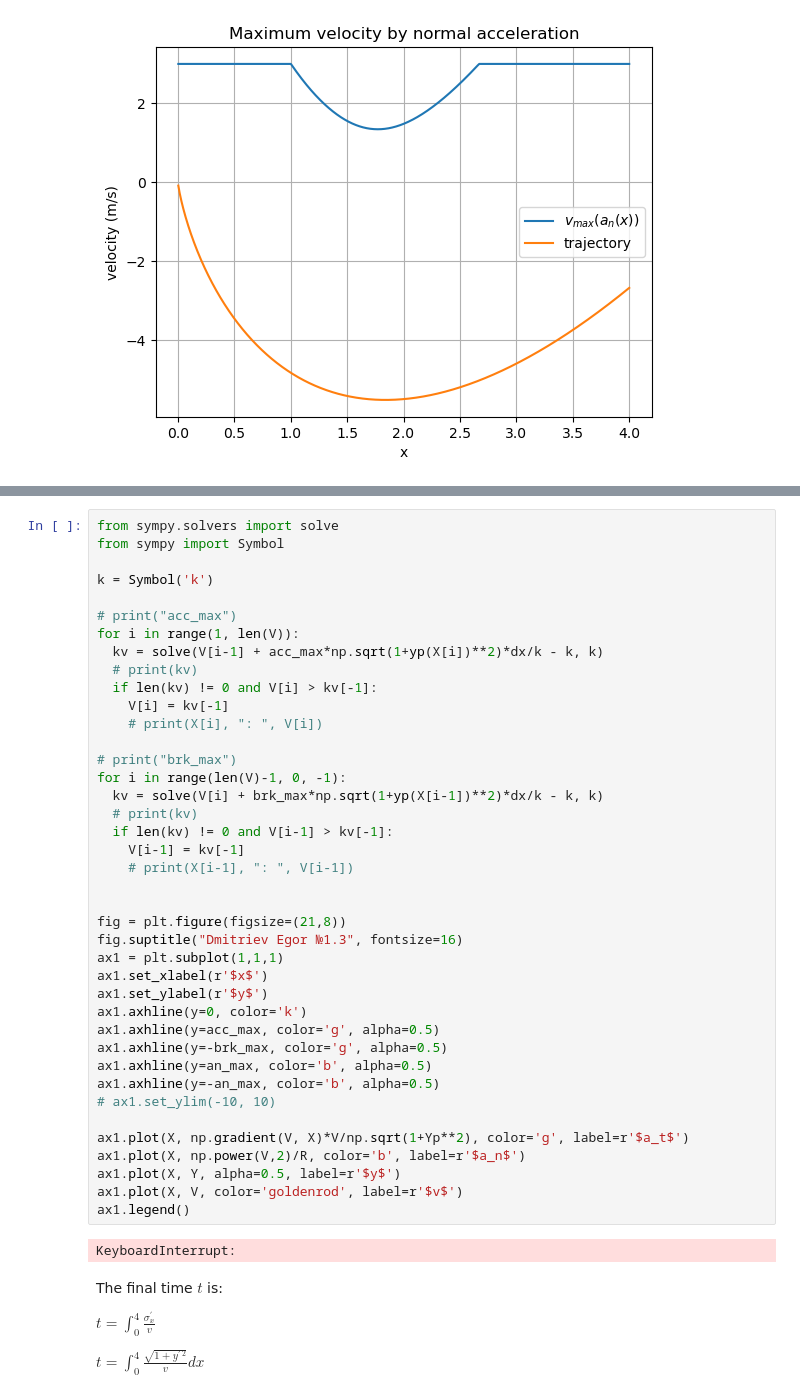
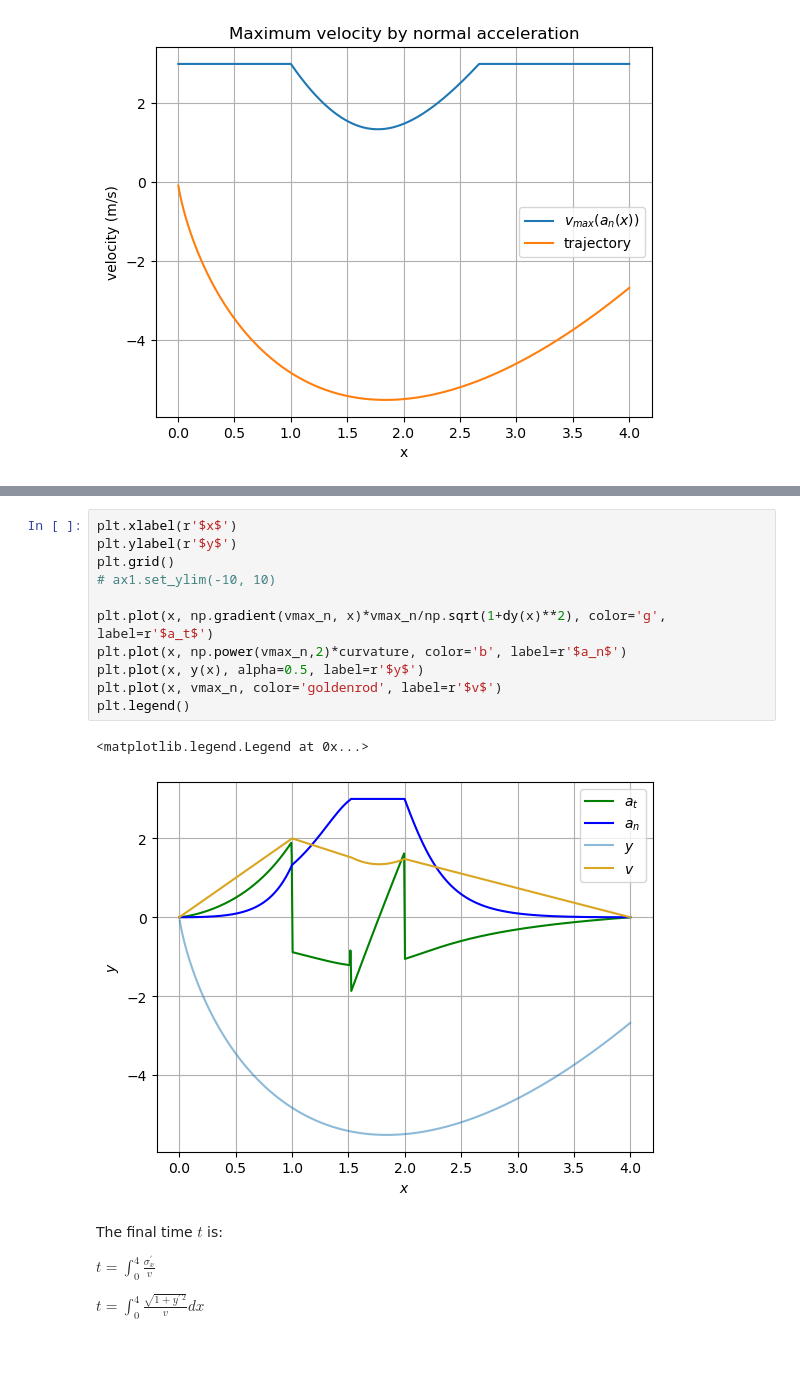
Before and after one commit to Rizo11/Spring22_Theoretical_Mechanics, a Jupyter notebook: big_hw1/main.ipynb, the cells around one changed output, grey strips where cells are left out. Cells and saved outputs as stored; diff of their text form; blank space fills up the shorter version.

```diff
--- a/big_hw1/main.ipynb
+++ b/big_hw1/main.ipynb
@@ -732,45 +302,17 @@ Wrom this we need to find $v_i$. Leave solving it to the solver.
-# %%
-from sympy.solvers import solve
-from sympy import Symbol
-
-k = Symbol('k')
-
-# print("acc_max")
-for i in range(1, len(V)):
-  kv = solve(V[i-1] + acc_max*np.sqrt(1+yp(X[i])**2)*dx/k - k, k)
-  # print(kv)
-  if len(kv) != 0 and V[i] > kv[-1]:
-    V[i] = kv[-1]
-    # print(X[i], ": ", V[i])
-
-# print("brk_max")
-for i in range(len(V)-1, 0, -1):
-  kv = solve(V[i] + brk_max*np.sqrt(1+yp(X[i-1])**2)*dx/k - k, k)
-  # print(kv)
-  if len(kv) != 0 and V[i-1] > kv[-1]:
-    V[i-1] = kv[-1]
-    # print(X[i-1], ": ", V[i-1])
-
-
-fig = plt.figure(figsize=(21,8))
-fig.suptitle("Dmitriev Egor №1.3", fontsize=16)
-ax1 = plt.subplot(1,1,1)
-ax1.set_xlabel(r'$x$')
-ax1.set_ylabel(r'$y$')
-ax1.axhline(y=0, color='k')
-ax1.axhline(y=acc_max, color='g', alpha=0.5)
-ax1.axhline(y=-brk_max, color='g', alpha=0.5)
-ax1.axhline(y=an_max, color='b', alpha=0.5)
-ax1.axhline(y=-an_max, color='b', alpha=0.5)
-# ax1.set_ylim(-10, 10)
-
-ax1.plot(X, np.gradient(V, X)*V/np.sqrt(1+Yp**2), color='g', label=r'$a_t$')
-ax1.plot(X, np.power(V,2)/R, color='b', label=r'$a_n$')
-ax1.plot(X, Y, alpha=0.5, label=r'$y$')
-ax1.plot(X, V, color='goldenrod', label=r'$v$')
-ax1.legend()
-# %% [output]
-KeyboardInterrupt:
+# %%
+plt.xlabel(r'$x$')
+plt.ylabel(r'$y$')
+plt.grid()
+# ax1.set_ylim(-10, 10)
+
+plt.plot(x, np.gradient(vmax_n, x)*vmax_n/np.sqrt(1+dy(x)**2), color='g', label=r'$a_t$')
+plt.plot(x, np.power(vmax_n,2)*curvature, color='b', label=r'$a_n$')
+plt.plot(x, y(x), alpha=0.5, label=r'$y$')
+plt.plot(x, vmax_n, color='goldenrod', label=r'$v$')
+plt.legend()
+# %% [output]
+<matplotlib.legend.Legend at 0x...>
+[figure, added]
 # %% [markdown]
 The final time $t$ is:
 
```
Also changed, not shown: parts of 34 cells of this notebook, 1 other file.
